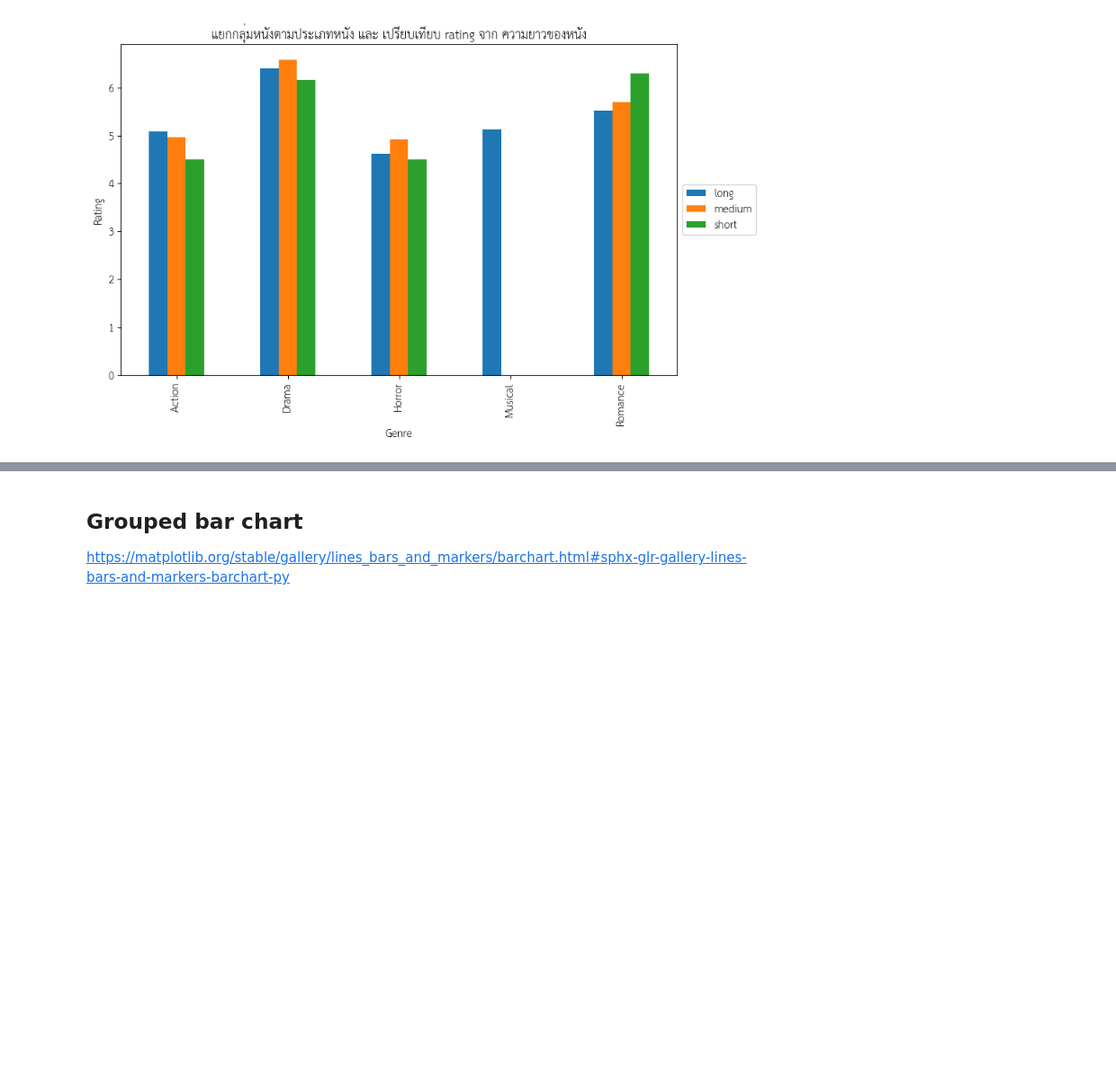
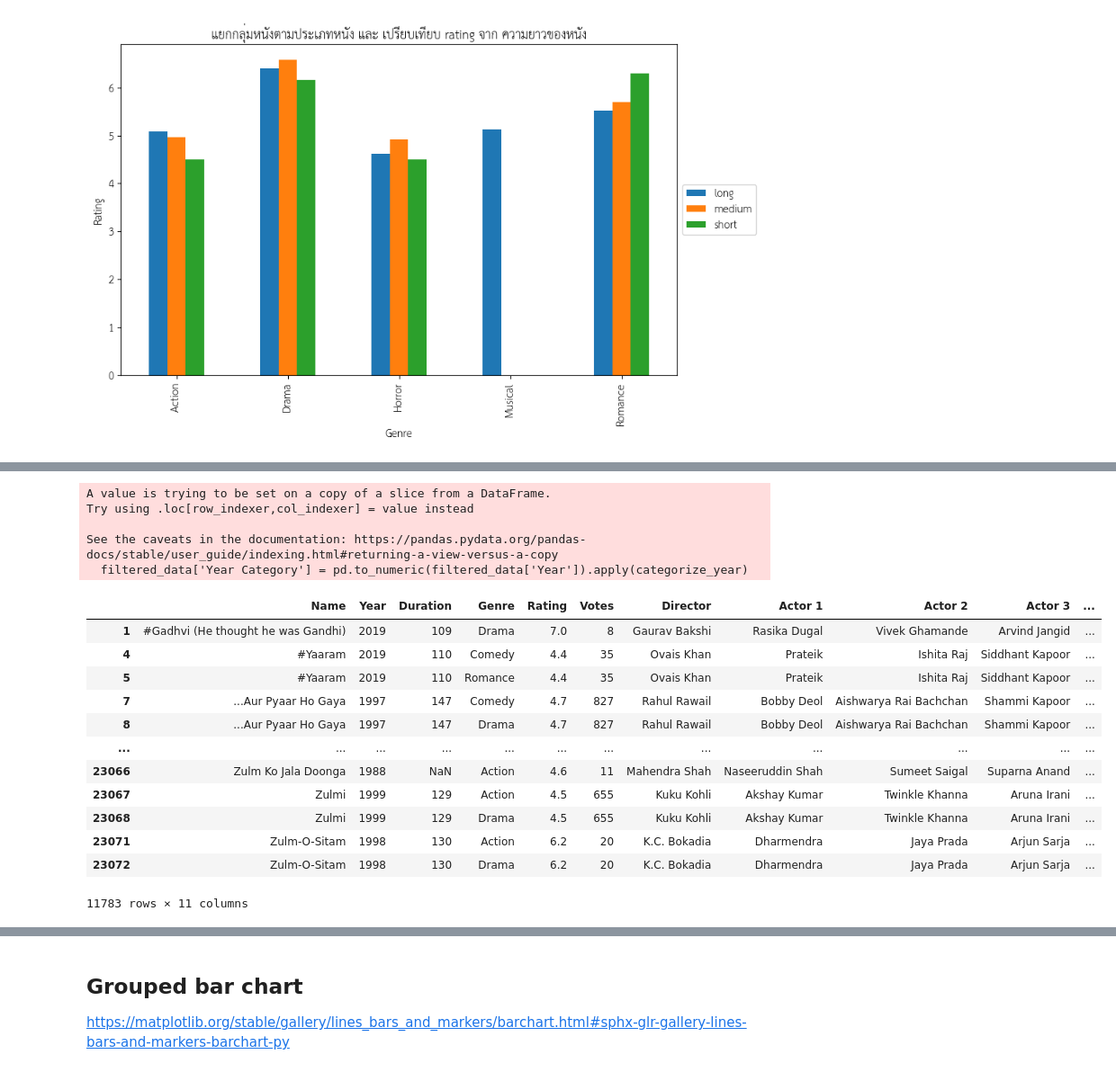
Before and after one commit to Meaiie/python_dataviz2024, a Jupyter notebook: Visualize_Data_Comparison_2024.ipynb, the cells around one changed output, grey strips where cells are left out. Shown: that part at 90% size. Saved outputs shown, nothing was run; the diff lists cells and outputs as text; code cells hidden in the pictures; blank space fills up the shorter version.

```diff
--- a/Visualize_Data_Comparison_2024.ipynb
+++ b/Visualize_Data_Comparison_2024.ipynb
@@ -467,0 +520,20 @@ plt.show()
+# %%
+import pandas as pd
+from matplotlib import pyplot as plt
+from google.colab import drive
+import os
+
+# Function to split genres and create new rows
+def split_genres(row):
+  if isinstance(row['Genre'], list):
+    new_rows = []
+    for i in range(len(row['Genre'])):
+      new_row = row.copy()
+      new_row['Genre'] = row['Genre'][i]
+      new_rows.append(new_row)
+    return new_rows
+  else:
+    return [row]
+
+# Apply the function to split genres and create new rows
+new_md = pd.concat([pd.DataFrame(split_genres(row)) for _, row in movie_india.iterrows()], ignore_index=True)
@@ -467,0 +611,34 @@ plt.show()
+# %%
+# Define a function to categorize years
+def categorize_year(year):
+  if 1917 <= year <= 1951:
+    return '1917 - 1951'
+  elif 1952 <= year <= 1986:
+    return '1952 - 1986'
+  else:
+    return '1987 - 2021'
+
+# Apply the function to create a new column 'Year Category'
+filtered_data['Year Category'] = pd.to_numeric(filtered_data['Year']).apply(categorize_year)
+# %% [output]
+A value is trying to be set on a copy of a slice from a DataFrame.
+Try using .loc[row_indexer,col_indexer] = value instead
+
+See the caveats in the documentation: https://pandas.pydata.org/pandas-docs/stable/user_guide/indexing.html#returning-a-view-versus-a-copy
+  filtered_data['Year Category'] = pd.to_numeric(filtered_data['Year']).apply(categorize_year)
+# %%
+filtered_data
+# %% [output]
+|  | Name | Year | Duration | Genre | Rating | Votes | Director | Actor 1 | Actor 2 | Actor 3 | ... |
+| 1 | #Gadhvi (He thought he was Gandhi) | 2019 | 109 | Drama | 7.0 | 8 | Gaurav Bakshi | Rasika Dugal | Vivek Ghamande | Arvind Jangid | ... |
+| 4 | #Yaaram | 2019 | 110 | Comedy | 4.4 | 35 | Ovais Khan | Prateik | Ishita Raj | Siddhant Kapoor | ... |
+| 5 | #Yaaram | 2019 | 110 | Romance | 4.4 | 35 | Ovais Khan | Prateik | Ishita Raj | Siddhant Kapoor | ... |
+| 7 | ...Aur Pyaar Ho Gaya | 1997 | 147 | Comedy | 4.7 | 827 | Rahul Rawail | Bobby Deol | Aishwarya Rai Bachchan | Shammi Kapoor | ... |
+| 8 | ...Aur Pyaar Ho Gaya | 1997 | 147 | Drama | 4.7 | 827 | Rahul Rawail | Bobby Deol | Aishwarya Rai Bachchan | Shammi Kapoor | ... |
+| ... | ... | ... | ... | ... | ... | ... | ... | ... | ... | ... | ... |
+| 23066 | Zulm Ko Jala Doonga | 1988 | NaN | Action | 4.6 | 11 | Mahendra Shah | Naseeruddin Shah | Sumeet Saigal | Suparna Anand | ... |
+| 23067 | Zulmi | 1999 | 129 | Action | 4.5 | 655 | Kuku Kohli | Akshay Kumar | Twinkle Khanna | Aruna Irani | ... |
+| 23068 | Zulmi | 1999 | 129 | Drama | 4.5 | 655 | Kuku Kohli | Akshay Kumar | Twinkle Khanna | Aruna Irani | ... |
+| 23071 | Zulm-O-Sitam | 1998 | 130 | Action | 6.2 | 20 | K.C. Bokadia | Dharmendra | Jaya Prada | Arjun Sarja | ... |
+| 23072 | Zulm-O-Sitam | 1998 | 130 | Drama | 6.2 | 20 | K.C. Bokadia | Dharmendra | Jaya Prada | Arjun Sarja | ... |
+11783 rows × 11 columns
```
Also changed, not shown: parts of 52 cells of this notebook.
